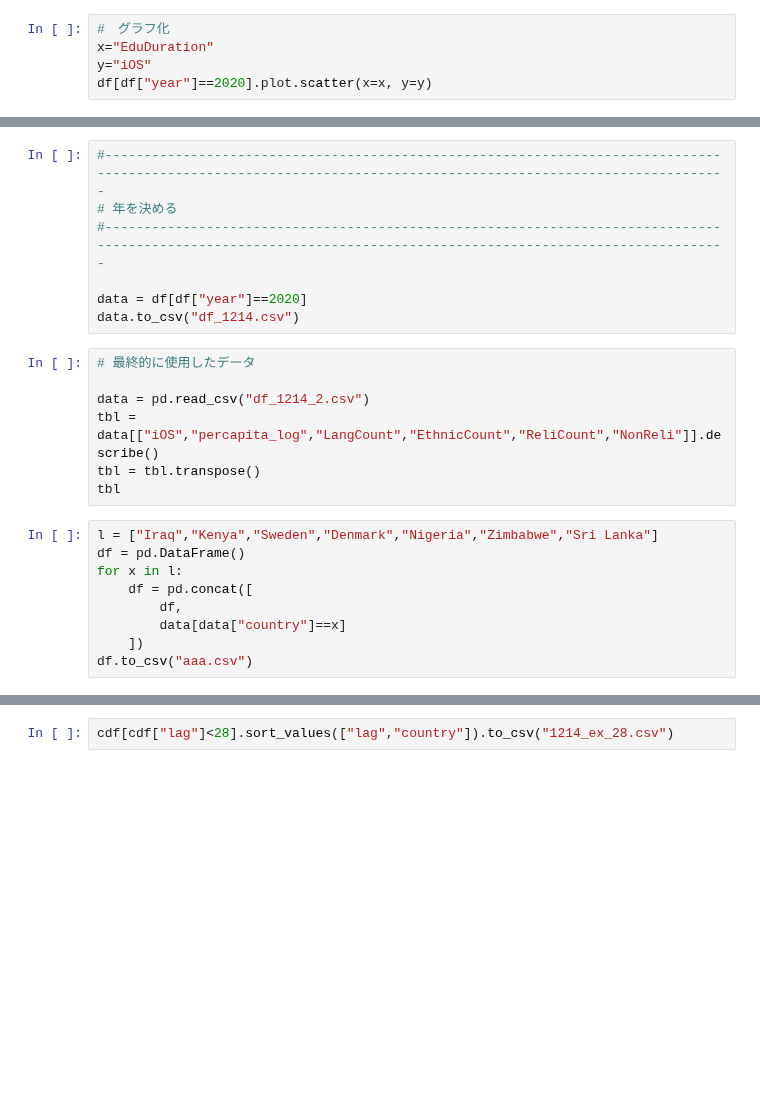
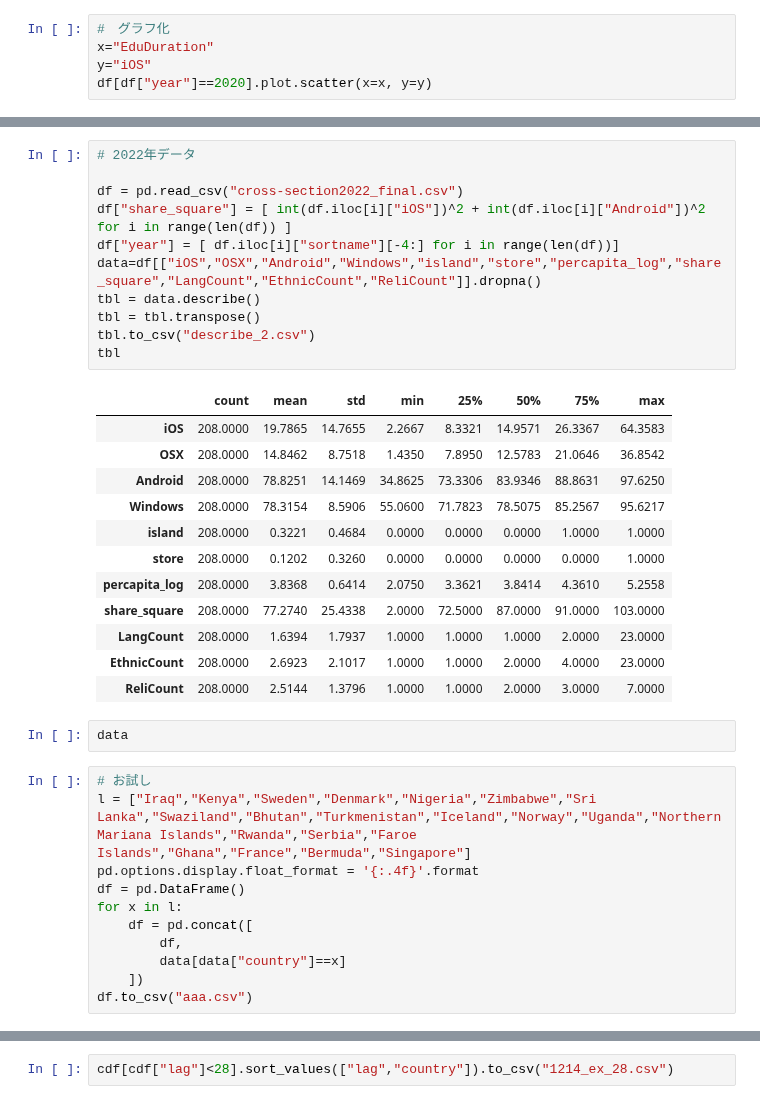
Before and after one commit to kkikrym/graduation_thesis, a Jupyter notebook: analysis.ipynb, the cells around one changed output, grey strips where cells are left out. Cells and saved outputs as stored; diff of their text form; blank space fills up the shorter version.

```diff
--- a/analysis.ipynb
+++ b/analysis.ipynb
@@ -157,21 +171,35 @@ df = pd.concat([df,ds.reset_index(), pd.DataFrame(osxl, columns=["OSX"])],axis=1
 
 df = df.drop(columns=["Unnamed: 0.3", "Unnamed: 0.2","Unnamed: 0.1","Unnamed: 0"])
-# %%
-#----------------------------------------------------------------------------------------------------------------------------------------------------------------
-# 年を決める
-#----------------------------------------------------------------------------------------------------------------------------------------------------------------
-
-data = df[df["year"]==2020]
-data.to_csv("df_1214.csv")
-# %%
-# 最終的に使用したデータ
-
-data = pd.read_csv("df_1214_2.csv")
-tbl = data[["iOS","percapita_log","LangCount","EthnicCount","ReliCount","NonReli"]].describe()
-tbl = tbl.transpose()
-tbl
+# %%
+# 2022年データ
+
+df = pd.read_csv("cross-section2022_final.csv")
+df["share_square"] = [ int(df.iloc[i]["iOS"])^2 + int(df.iloc[i]["Android"])^2 for i in range(len(df)) ]
+df["year"] = [ df.iloc[i]["sortname"][-4:] for i in range(len(df))]
+data=df[["iOS","OSX","Android","Windows","island","store","percapita_log","share_square","LangCount","EthnicCount","ReliCount"]].dropna()
+tbl = data.describe()
+tbl = tbl.transpose()
+tbl.to_csv("describe_2.csv")
+tbl
+# %% [output]
+|  | count | mean | std | min | 25% | 50% | 75% | max |
+| iOS | 208.0000 | 19.7865 | 14.7655 | 2.2667 | 8.3321 | 14.9571 | 26.3367 | 64.3583 |
+| OSX | 208.0000 | 14.8462 | 8.7518 | 1.4350 | 7.8950 | 12.5783 | 21.0646 | 36.8542 |
+| Android | 208.0000 | 78.8251 | 14.1469 | 34.8625 | 73.3306 | 83.9346 | 88.8631 | 97.6250 |
+| Windows | 208.0000 | 78.3154 | 8.5906 | 55.0600 | 71.7823 | 78.5075 | 85.2567 | 95.6217 |
+| island | 208.0000 | 0.3221 | 0.4684 | 0.0000 | 0.0000 | 0.0000 | 1.0000 | 1.0000 |
+| store | 208.0000 | 0.1202 | 0.3260 | 0.0000 | 0.0000 | 0.0000 | 0.0000 | 1.0000 |
+| percapita_log | 208.0000 | 3.8368 | 0.6414 | 2.0750 | 3.3621 | 3.8414 | 4.3610 | 5.2558 |
+| share_square | 208.0000 | 77.2740 | 25.4338 | 2.0000 | 72.5000 | 87.0000 | 91.0000 | 103.0000 |
+| LangCount | 208.0000 | 1.6394 | 1.7937 | 1.0000 | 1.0000 | 1.0000 | 2.0000 | 23.0000 |
+| EthnicCount | 208.0000 | 2.6923 | 2.1017 | 1.0000 | 1.0000 | 2.0000 | 4.0000 | 23.0000 |
+| ReliCount | 208.0000 | 2.5144 | 1.3796 | 1.0000 | 1.0000 | 2.0000 | 3.0000 | 7.0000 |
+# %%
+data
 # %%
-l = ["Iraq","Kenya","Sweden","Denmark","Nigeria","Zimbabwe","Sri Lanka"]
+# お試し
+l = ["Iraq","Kenya","Sweden","Denmark","Nigeria","Zimbabwe","Sri Lanka","Swaziland","Bhutan","Turkmenistan","Iceland","Norway","Uganda","Northern Mariana Islands","Rwanda","Serbia","Faroe Islands","Ghana","France","Bermuda","Singapore"]
+pd.options.display.float_format = '{:.4f}'.format
 df = pd.DataFrame()
 for x in l:
     df = pd.concat([
```
Also changed, not shown: parts of 18 cells of this notebook, 17 other files.
